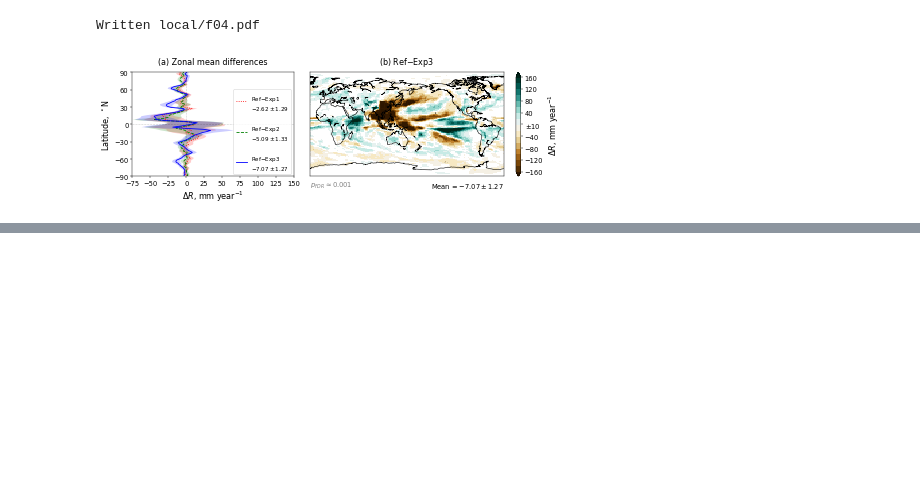
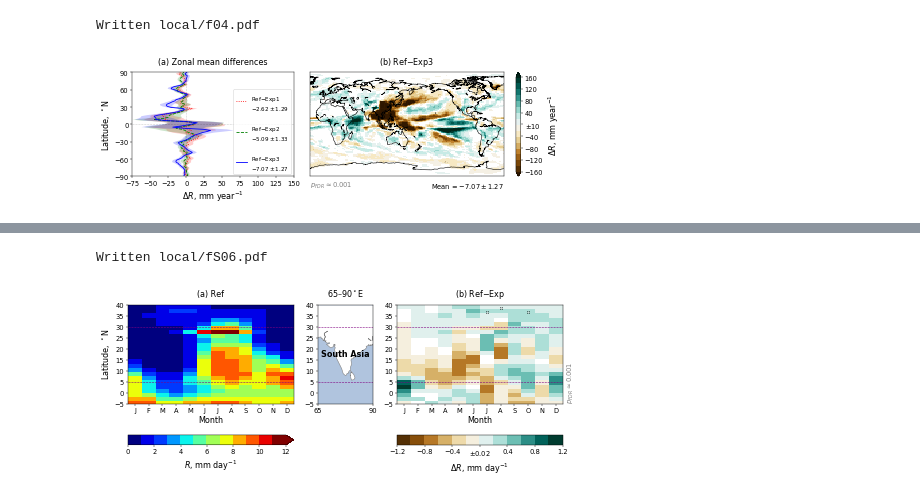
Before and after one commit to grandey/p17d-sulphur-eas-eqm, a Jupyter notebook: analysis_draft2018a/figures_draft2018a.ipynb, the cells around one changed output, grey strips where cells are left out. Saved outputs shown, nothing was run; the diff lists cells and outputs as text; code cells hidden in the pictures; blank space fills up the shorter version.

```diff
--- a/analysis_draft2018a/figures_draft2018a.ipynb
+++ b/analysis_draft2018a/figures_draft2018a.ipynb
@@ -899,0 +913,13 @@ Written local/f04.pdf
+# %%
+# Total precipitation rate over South Asia
+hovmuller_ref_diff(variable='PRECC+PRECL', f_or_b='b', region='SAs',
+                   ref_vlim=[0, 12], ref_whiteout='0.0',
+                   ref_cmap_name='jet', ref_nlev=12,
+                   diff_vlim=[-1.2, 1.2], diff_whiteout='0.02',
+                   diff_cmap_name='BrBG', diff_nlev=12,
+                   ylim=[-5, 40],
+                   file_prefix='fS{:02}'.format(supp_figure_counter))
+supp_figure_counter += 1
+# %% [output]
+Written local/fS06.pdf
+[figure, added]
```
Also changed, not shown: parts of 6 cells of this notebook.
